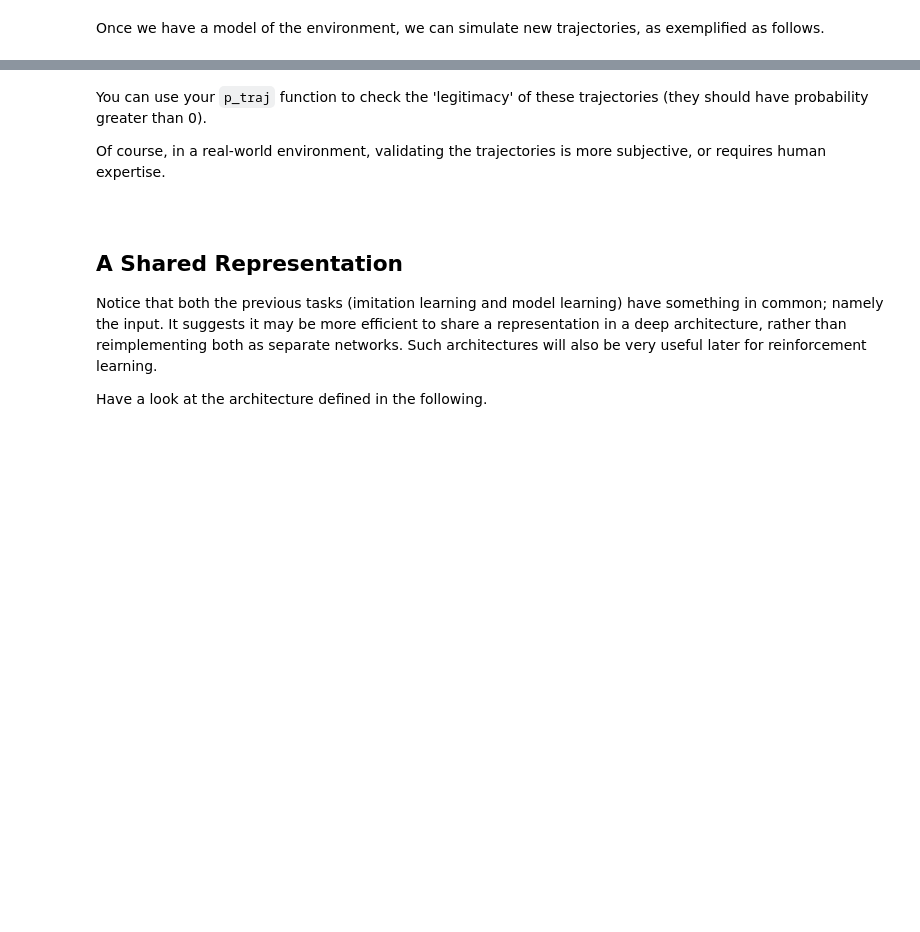
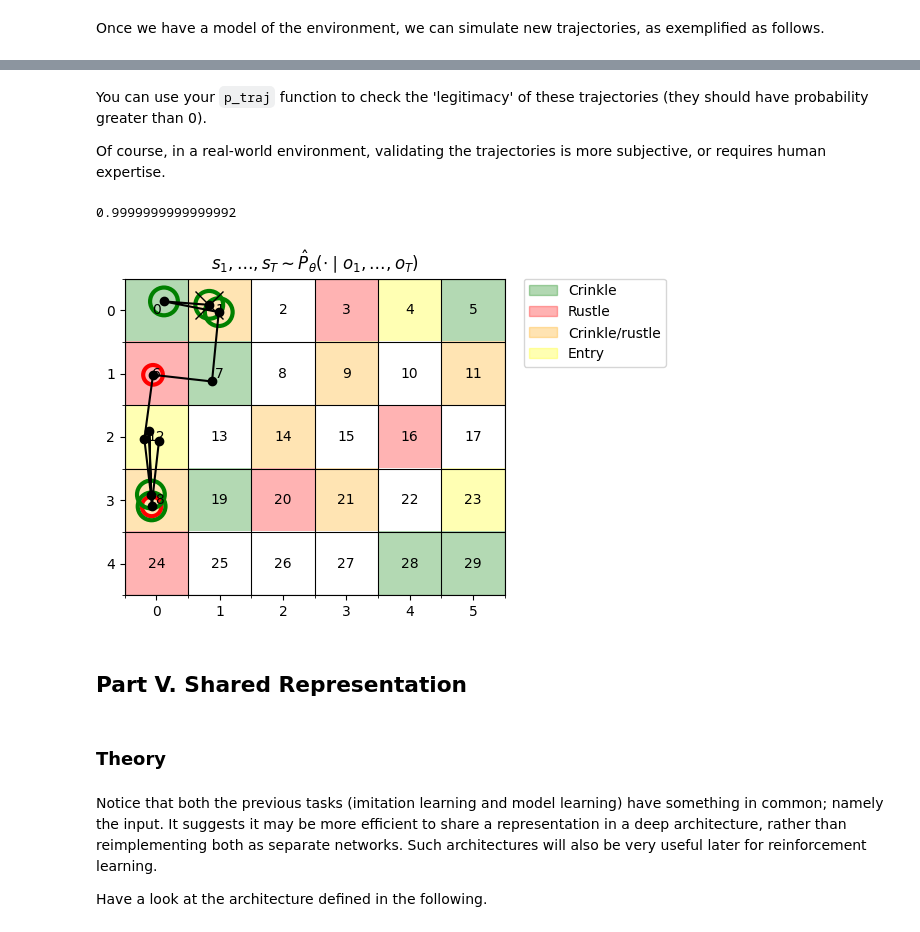
Before and after one commit to tr0fin0/classes_ensta, a Jupyter notebook: 3A/CSC_52081_EP/CSC_52081_EP_TP2/CSC_52081_EP_TP2.ipynb, the cells around one changed output, grey strips where cells are left out. Cells and saved outputs as stored; diff of their text form; code cells hidden in the pictures; blank space fills up the shorter version.

```diff
--- a/3A/CSC_52081_EP/CSC_52081_EP_TP2/CSC_52081_EP_TP2.ipynb
+++ b/3A/CSC_52081_EP/CSC_52081_EP_TP2/CSC_52081_EP_TP2.ipynb
@@ -223,8 +388,7 @@ Hint: to get probabilities, use `torch.softmax(outputs, axis = 2)`
 # %%
-
 class DTAgent:
 
-    def act(self,ooo):
+    def act(self,observation):
         '''
         Decide on the best action to take, under the provided observation.
 
@@ -242,8 +406,27 @@ class DTAgent:
         '''
 
         # Predict
-        input_tensor = torch.tensor(ooo, dtype=torch.float32).unsqueeze(0)
-        # TODO
+
+        single_observation = torch.tensor(observation, dtype=torch.float)  # Shape: (seq_len, input_dim)
+
+        # Add a batch dimension (1, seq_len, input_dim)
+        single_observation = single_observation.unsqueeze(0)
+
+        # Pass the observation through the model
+        model.eval()  # Set the model to evaluation mode
+        with torch.no_grad():  # Disable gradient computation for inference
+            logits = model(single_observation)  # Shape: (1, seq_len, output_dim)
+
+        # Apply softmax to the logits to get probabilities
+        probabilities = torch.softmax(logits, dim=-1)  # Shape: (1, seq_len, output_dim)
+
+        # If you want probabilities for the last timestep
+        last_timestep_probs = probabilities[:, -1, :]  # Shape: (1, output_dim)
+
+        # Optionally, get the predicted class
+        predicted_class = last_timestep_probs.argmax(dim=-1)  # Shape: (1,)
+
+        return int(predicted_class)
 # %% [markdown]
 In the following, we perform the evaluation.
 # %%
@@ -256,7 +439,7 @@ score = 0
 # Generate some trajectories from the environment
 n_test=1000
 for i in range(n_test):
-    oooo, ssss = gen_traj(env,T_test)
+    oooo, ssss = generate_trajectory(env,T_test)
     oooo = torch.tensor(oooo, dtype = torch.float32)
     a_t = dt_agent.act(oooo)
     score += env.rwd(a_t,ssss[-1])
@@ -317,9 +597,9 @@ class DTEnvironment:
 
         input_tensor = torch.tensor(ooo, dtype=torch.float32)
 
-        model_ml.eval()
+        model.eval()
         with torch.no_grad():  # Disable gradient comp for inference
-            obs = model_ml(input_tensor.unsqueeze(0))
+            obs = model(input_tensor.unsqueeze(0))
         obs = torch.sigmoid(obs)
 
         # Extract the next observation
@@ -334,7 +614,6 @@ dt_env = DTEnvironment()
 T=10
 oooo = np.zeros((T,2))
 for t in range(1,T):
-    out = dt_env.sample_next_obs(oooo[0:t,:])
     oooo[t,:] = dt_env.sample_next_obs(oooo[0:t,:])
 
 print(oooo)
@@ -342,28 +632,33 @@ print(oooo)
 You can use your `p_traj` function to check the 'legitimacy' of these trajectories (they should have probability greater than 0).
 
 Of course, in a real-world environment, validating the trajectories is more subjective, or requires human expertise.
-#
 # %%
 agent = Agent(env)
-P_joint = agent.P_traj(oooo.astype(int))
+P_joint = agent.P_trajectories(oooo.astype(int))
 
 # Check should sum to 1 (or close enough)
 probs = list(P_joint.values())
+print(sum(probs))
 assert abs(sum(probs) - 1) <= 0.05
 
 # Extract possible paths
 paths = [np.fromstring(k, sep=' ') for k in P_joint.keys()]
 
 # Take some samples
 sample_indices = np.random.choice(len(probs), size=10, p=probs)
 trajs = [paths[i].astype(int) for i in sample_indices]
 
 # Visualise
 fig, ax = env.render(trajs[0], oooo, title=r"$s_1,\ldots,s_T \sim \hat P_\theta(\cdot \mid o_1,\ldots,o_T)$")
 plt.show()
+# %% [output]
+0.9999999999999992
+[figure, added]
+# %% [markdown]
+## Part V. Shared Representation
+# %% [markdown]
+### Theory
 # %% [markdown]
-## A Shared Representation
-
 Notice that both the previous tasks (imitation learning and model learning) have something in common; namely the input. It suggests it may be more efficient to share a representation in a deep architecture, rather than reimplementing both as separate networks. Such architectures will also be very useful later for reinforcement learning.
 
 Have a look at the architecture defined in the following.
```
Also changed, not shown: parts of 70 cells of this notebook.
